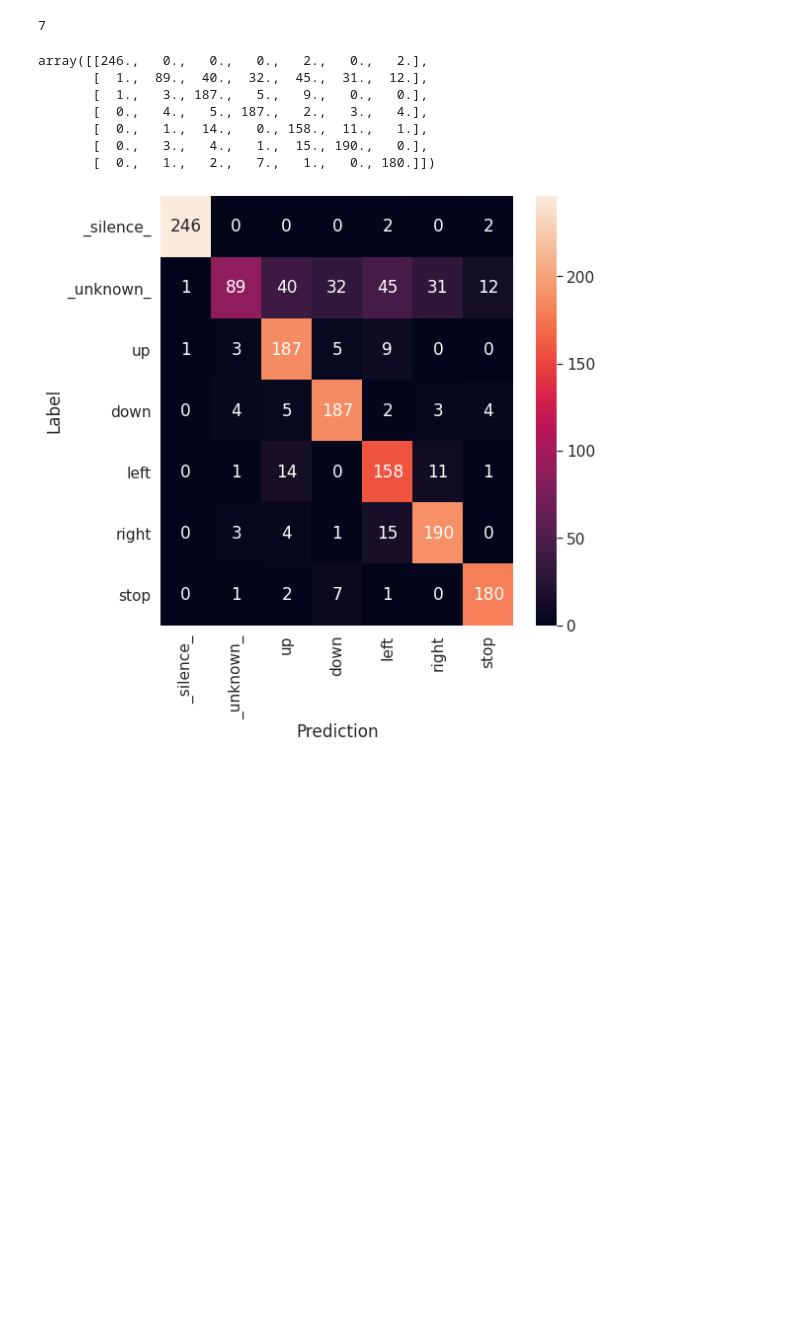
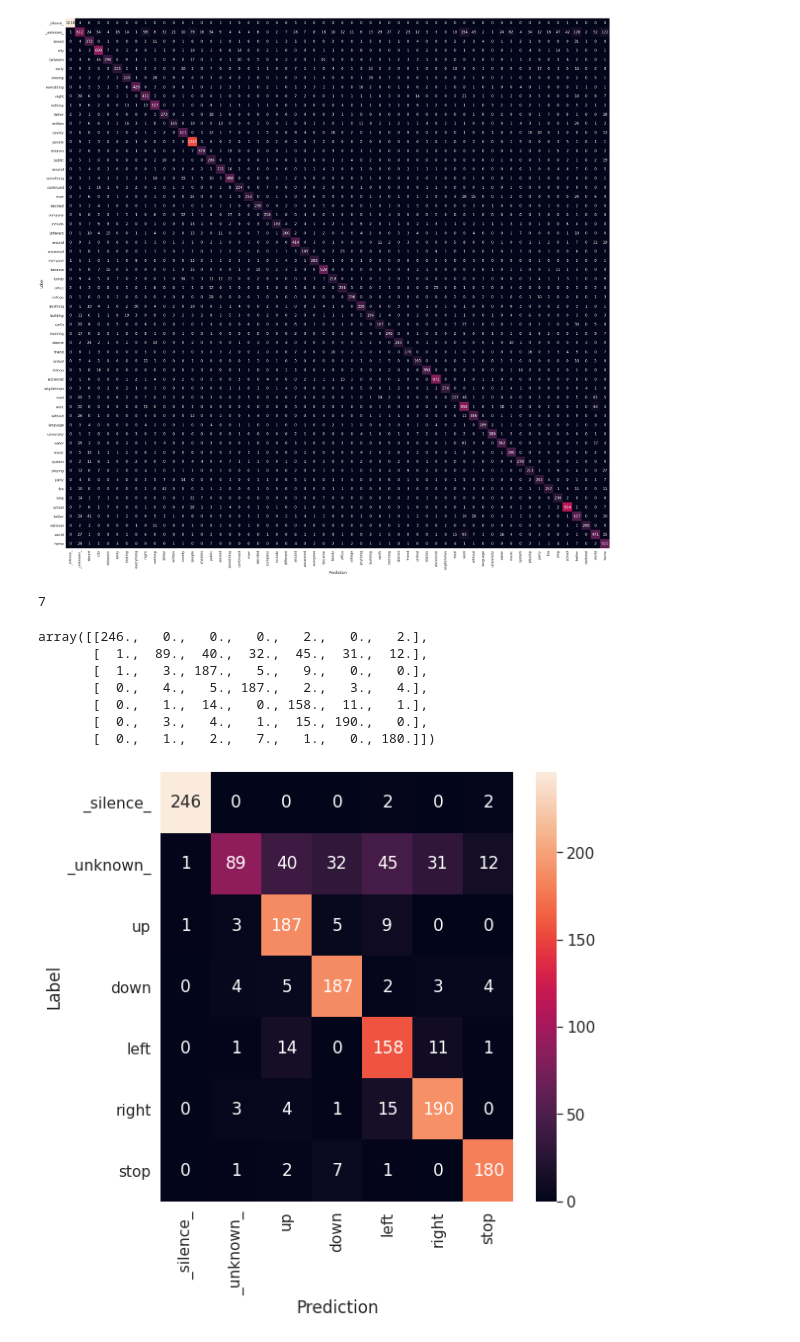
Before and after one commit to harvard-edge/multilingual_kws, a Jupyter notebook: StreamingAccuracy.ipynb, the cells around one changed output. Cells and saved outputs as stored; diff of their text form; code cells hidden in the pictures; blank space fills up the shorter version.

```diff
--- a/StreamingAccuracy.ipynb
+++ b/StreamingAccuracy.ipynb
@@ -21,6 +21,17 @@ import pydub
 from pydub.playback import play
 # %%
 sns.set(font_scale=1.4)
+# %%
+confusion_mtx = np.load("../train_56/test_conf_matrix.npy")
+
+commands = ["_silence_", "_unknown_"] + "desert,city,between,early,looking,everything,night,nothing,father,written,county,people,children,public,second,something,continued,river,decided,company,include,different,around,answered,everyone,became,family,office,college,anything,building,earth,morning,district,friend,united,station,alchemist,englishman,road,work,without,language,university,water,music,system,playing,party,fire,king,school,better,national,world,home".split(",")
+sns.heatmap(confusion_mtx, xticklabels=commands, yticklabels=commands,
+            annot=True, fmt='g', cbar=False)
+plt.xlabel('Prediction')
+plt.ylabel('Label')
+plt.gcf().set_size_inches(45,45)
+# %% [output]
+[figure, added]
 # %%
 confusionfile = "/home/mark/tinyspeech_harvard/tinyspeech_images/confusion.txt"
 with open(confusionfile, 'r') as fh:
```
Also changed, not shown: 1 other file.
